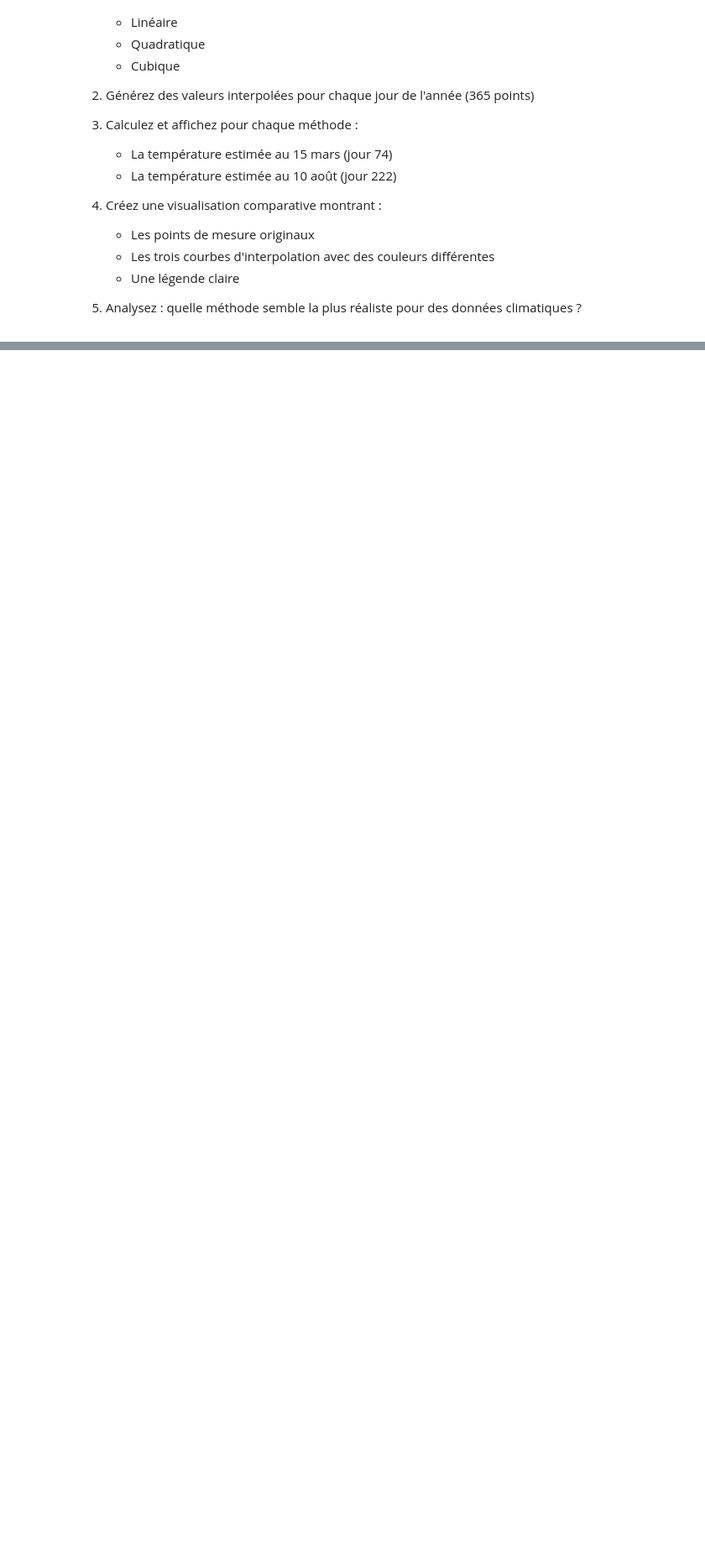
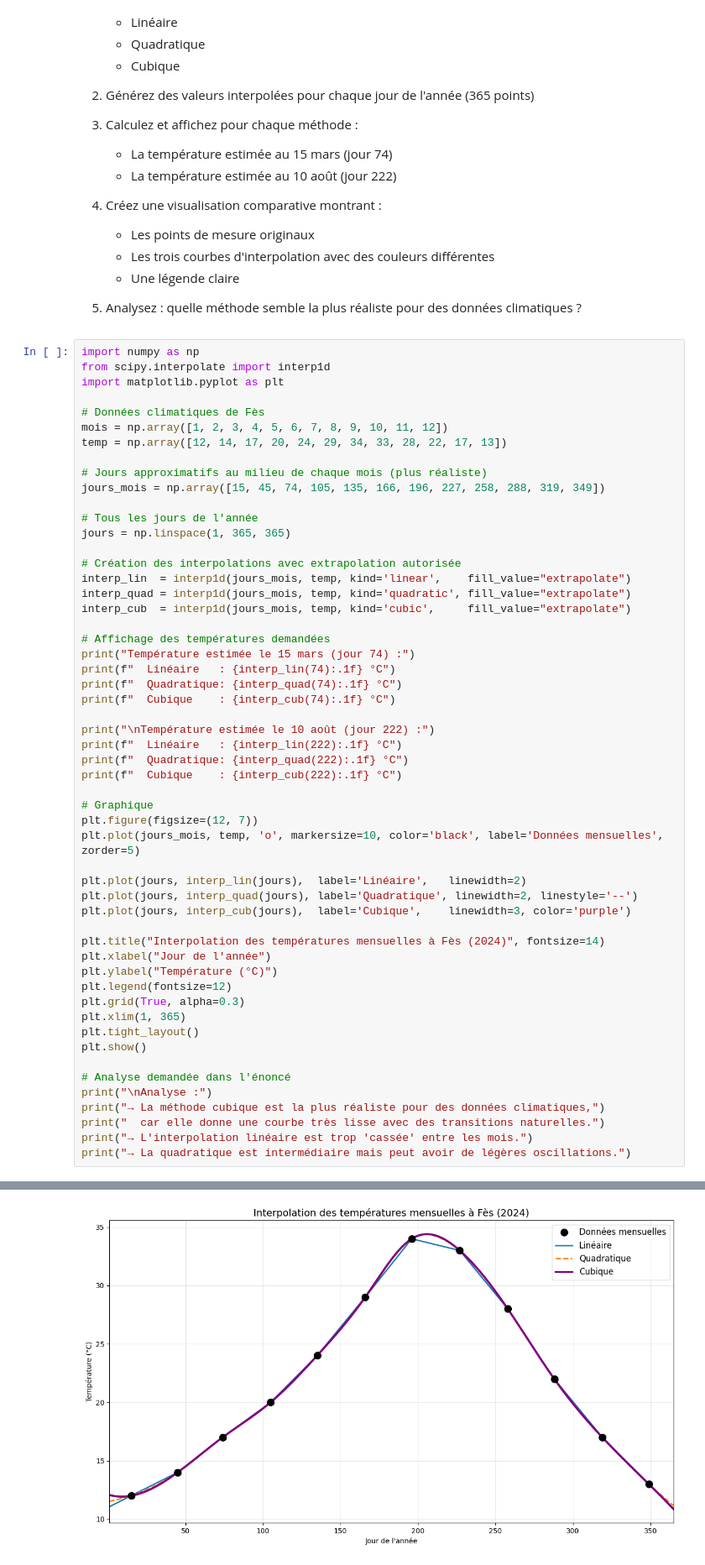
Before and after one commit to USMS-FPK-IA-GI-2025/controle-01-numpy-and-matplotlib-iris-Hajar120, a Jupyter notebook: exercices/exercices-pratiques-scipy.ipynb, the cells around one changed output, grey strips where cells are left out. Shown at 84% size. Saved outputs shown, nothing was run; the diff lists cells and outputs as text; blank space fills up the shorter version.

```diff
--- a/exercices/exercices-pratiques-scipy.ipynb
+++ b/exercices/exercices-pratiques-scipy.ipynb
@@ -182,3 +306,58 @@ Température : [12, 14, 17, 20, 24, 29, 34, 33, 28, 22, 17, 13] (en °C)
    - Une légende claire
 
 5. Analysez : quelle méthode semble la plus réaliste pour des données climatiques ?
+# %%
+import numpy as np
+from scipy.interpolate import interp1d
+import matplotlib.pyplot as plt
+
+# Données climatiques de Fès
+mois = np.array([1, 2, 3, 4, 5, 6, 7, 8, 9, 10, 11, 12])
+temp = np.array([12, 14, 17, 20, 24, 29, 34, 33, 28, 22, 17, 13])
+
+# Jours approximatifs au milieu de chaque mois (plus réaliste)
+jours_mois = np.array([15, 45, 74, 105, 135, 166, 196, 227, 258, 288, 319, 349])
+
+# Tous les jours de l'année
+jours = np.linspace(1, 365, 365)
+
+# Création des interpolations avec extrapolation autorisée
+interp_lin  = interp1d(jours_mois, temp, kind='linear',    fill_value="extrapolate")
+interp_quad = interp1d(jours_mois, temp, kind='quadratic', fill_value="extrapolate")
+interp_cub  = interp1d(jours_mois, temp, kind='cubic',     fill_value="extrapolate")
+
+# Affichage des températures demandées
+print("Température estimée le 15 mars (jour 74) :")
+print(f"  Linéaire   : {interp_lin(74):.1f} °C")
+print(f"  Quadratique: {interp_quad(74):.1f} °C")
+print(f"  Cubique    : {interp_cub(74):.1f} °C")
+
+print("\nTempérature estimée le 10 août (jour 222) :")
+print(f"  Linéaire   : {interp_lin(222):.1f} °C")
+print(f"  Quadratique: {interp_quad(222):.1f} °C")
+print(f"  Cubique    : {interp_cub(222):.1f} °C")
+
+# Graphique
+plt.figure(figsize=(12, 7))
+plt.plot(jours_mois, temp, 'o', markersize=10, color='black', label='Données mensuelles', zorder=5)
+
+plt.plot(jours, interp_lin(jours),  label='Linéaire',   linewidth=2)
+plt.plot(jours, interp_quad(jours), label='Quadratique', linewidth=2, linestyle='--')
+plt.plot(jours, interp_cub(jours),  label='Cubique',    linewidth=3, color='purple')
+
+plt.title("Interpolation des températures mensuelles à Fès (2024)", fontsize=14)
+plt.xlabel("Jour de l'année")
+plt.ylabel("Température (°C)")
+plt.legend(fontsize=12)
+plt.grid(True, alpha=0.3)
+plt.xlim(1, 365)
+plt.tight_layout()
+plt.show()
+
+# Analyse demandée dans l'énoncé
+print("\nAnalyse :")
+print("→ La méthode cubique est la plus réaliste pour des données climatiques,")
+print("  car elle donne une courbe très lisse avec des transitions naturelles.")
+print("→ L'interpolation linéaire est trop 'cassée' entre les mois.")
+print("→ La quadratique est intermédiaire mais peut avoir de légères oscillations.")
+# %% [output]
@@ -184,0 +373 @@ Température : [12, 14, 17, 20, 24, 29, 34, 33, 28, 22, 17, 13] (en °C)
+[figure, added]
```
Also changed, not shown: parts of 12 cells of this notebook.
